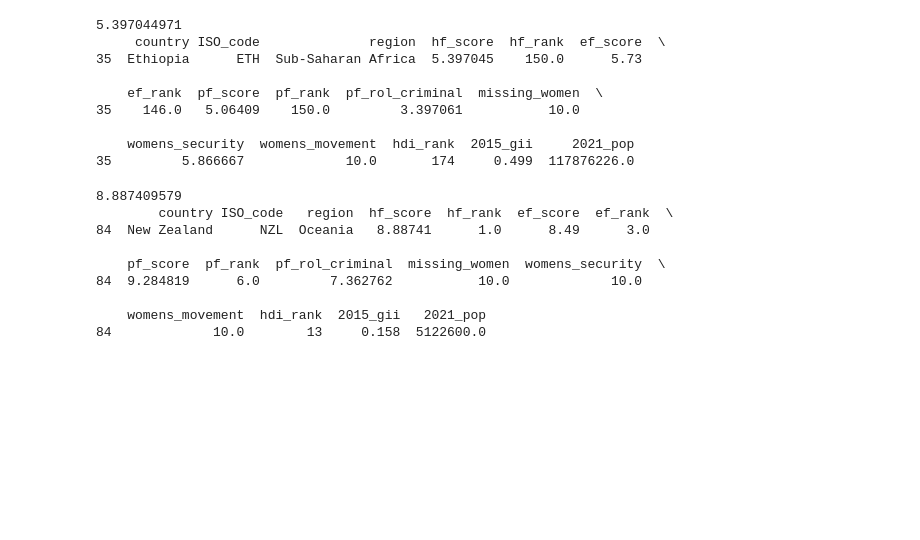
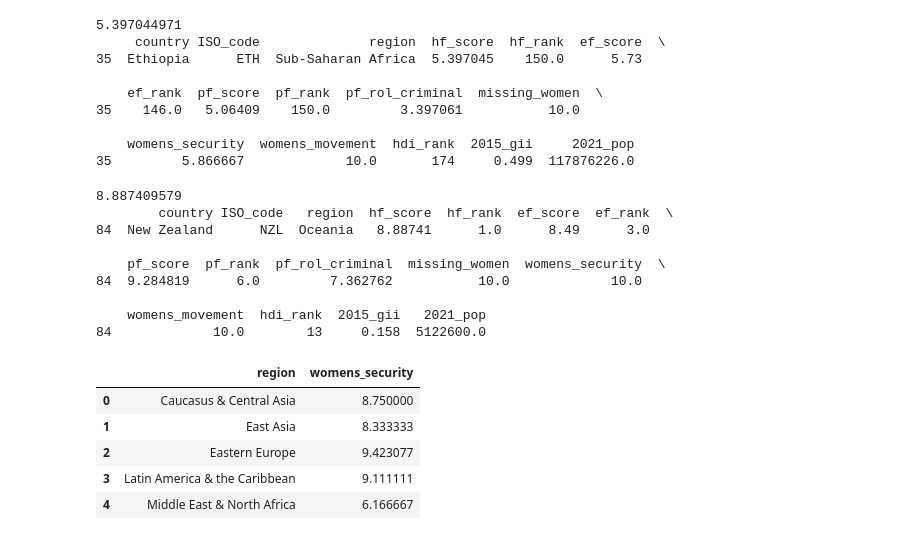
Before and after one commit to danagong/info3300-project1, a Jupyter notebook: datacleaning.ipynb, the cells around one changed output. Drawn from its saved outputs; the diff is of its cells as text; code cells hidden in the pictures; blank space fills up the shorter version.

```diff
--- a/datacleaning.ipynb
+++ b/datacleaning.ipynb
@@ -145,3 +150,13 @@ print(final_na[final_na['hf_score']==final_na['hf_score'].max()])
 
     womens_movement  hdi_rank  2015_gii   2021_pop
 84             10.0        13     0.158  5122600.0
+# %%
+security_region = final_na.groupby('region')['womens_security'].mean().reset_index()
+security_region.head()
+# %% [output]
+|  | region | womens_security |
+| 0 | Caucasus & Central Asia | 8.750000 |
+| 1 | East Asia | 8.333333 |
+| 2 | Eastern Europe | 9.423077 |
+| 3 | Latin America & the Caribbean | 9.111111 |
+| 4 | Middle East & North Africa | 6.166667 |
```
Also changed, not shown: parts of 5 cells of this notebook, 2 other files.
